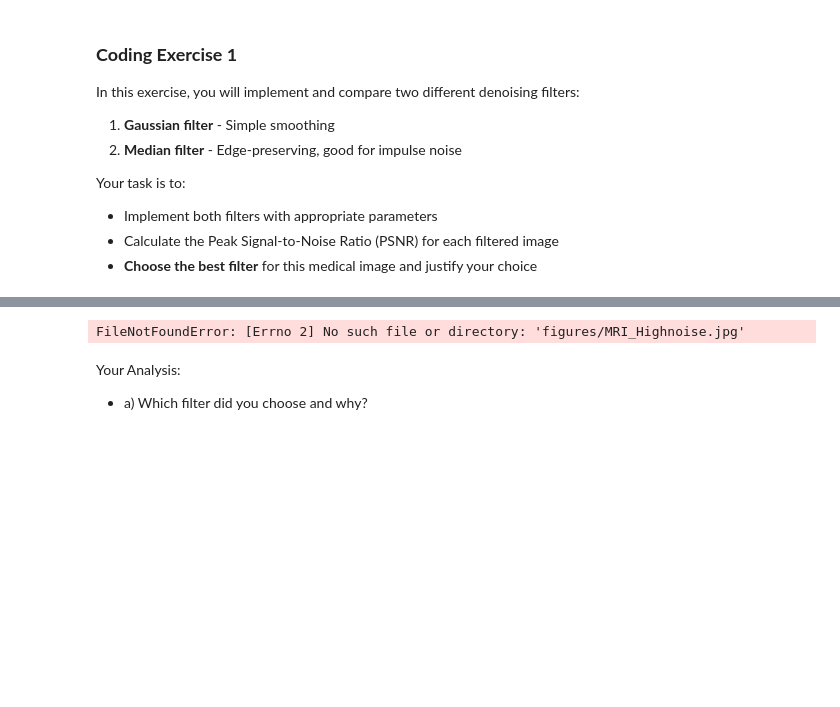
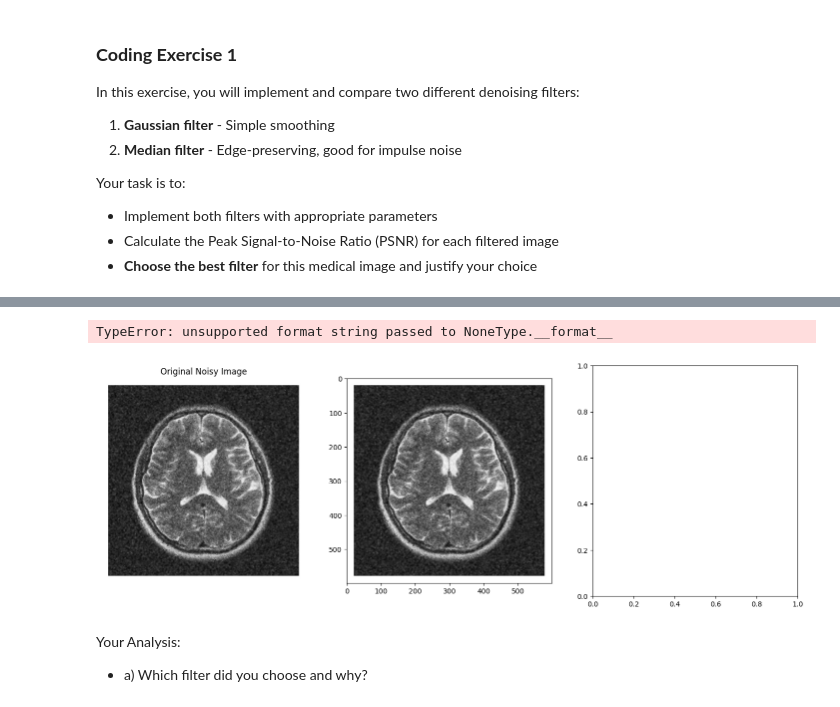
Before and after one commit to julianamassaro/BMEN509-623_Deliverable_1, a Jupyter notebook: deliverable-01-starter.ipynb, the cells around one changed output, grey strips where cells are left out. Saved outputs shown, nothing was run; the diff lists cells and outputs as text; code cells hidden in the pictures; blank space fills up the shorter version.

```diff
--- a/deliverable-01-starter.ipynb
+++ b/deliverable-01-starter.ipynb
@@ -428,8 +473,8 @@ img_array = np.array(img, dtype=float)
 # Implement both different filters
     # Hint: Try different parameter values to optimize each filter
 
-sigma = None                  # TODO: choose sigma
-kernel_size = None            # TODO: choose median size (odd integer)
+sigma = .25                 # TODO: choose sigma
+kernel_size = 9            # TODO: choose median size (odd integer)
 
 # 1. Gaussian filter (adjust sigma)
 img_gaussian = gaussian_filter(img_array, sigma=sigma)  # TODO: Optimize sigma
@@ -445,35 +490,36 @@ def calculate_psnr(original, filtered):
     where MSE is the mean squared error
     """
     # Implement PSNR calculation
         # Hint: For images, MAX is typically 255 for 8-bit images
     mse = None        # TODO
-    max_pixel = None  # TODO
+    max_pixel = 255  # TODO
     psnr = None       # TODO
     return psnr
 
 # Calculate PSNR for a reference (you'll need to think about what reference to use)
 # For demonstration, we'll calculate PSNR relative to the original noisy image
 # In practice, you'd want a ground truth clean image
 
 # Display results
 fig, axes = plt.subplots(1, 3, figsize=(18, 6))
 
 axes[0].imshow(img_array, cmap='gray')
 axes[0].set_title('Original Noisy Image')
 axes[0].axis('off')
 
 axes[1].imshow(img_gaussian, cmap='gray')
 axes[1].set_title(f'Gaussian Filter\nPSNR: {calculate_psnr(img_array, img_gaussian):.2f} dB')
 axes[1].axis('off')
 
 axes[2].imshow(img_median, cmap='gray')
 axes[2].set_title(f'Median Filter\nPSNR: {calculate_psnr(img_array, img_median):.2f} dB')
 axes[2].axis('off')
 
 plt.tight_layout()
 plt.show()
 # %% [output]
-FileNotFoundError: [Errno 2] No such file or directory: 'figures/MRI_Highnoise.jpg'
+TypeError: unsupported format string passed to NoneType.__format__
+[figure, added]
 # %% [markdown]
 Your Analysis:
 
```
Also changed, not shown: parts of 12 cells of this notebook.
